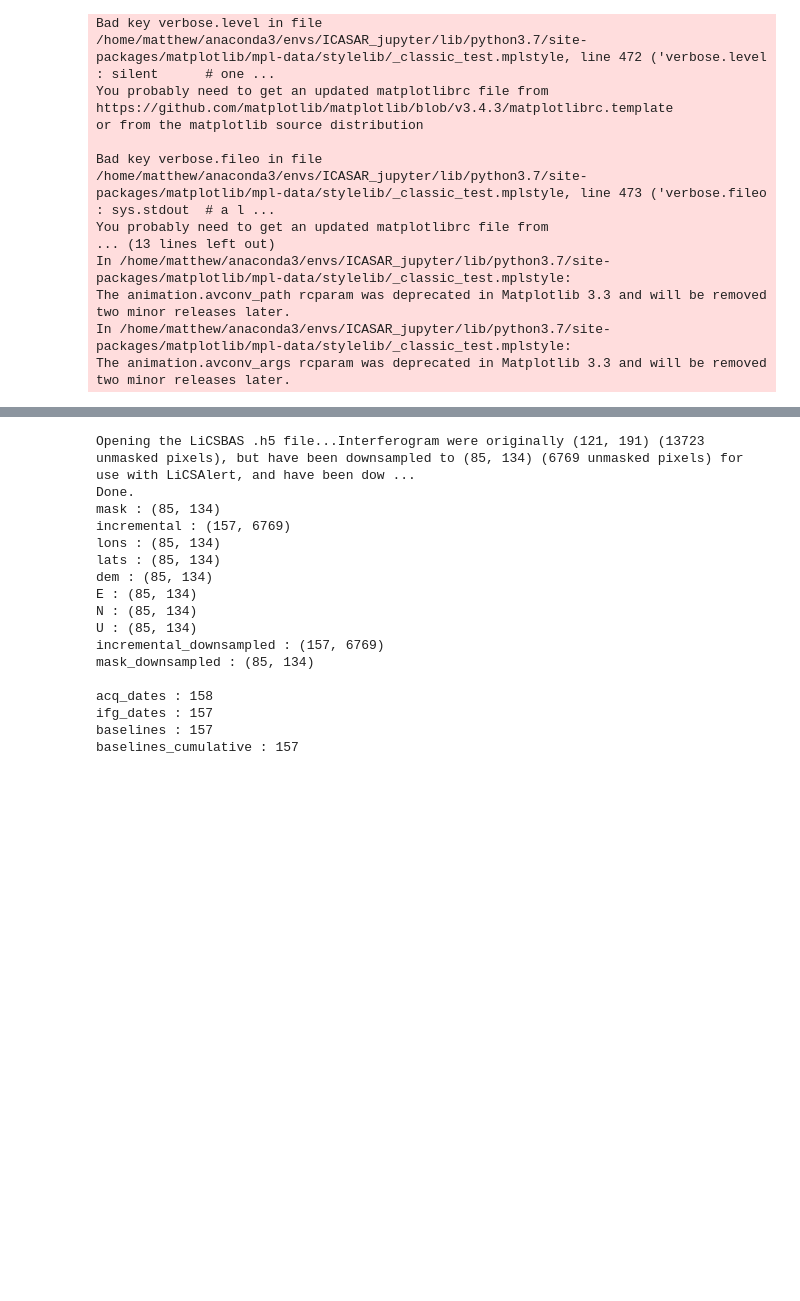
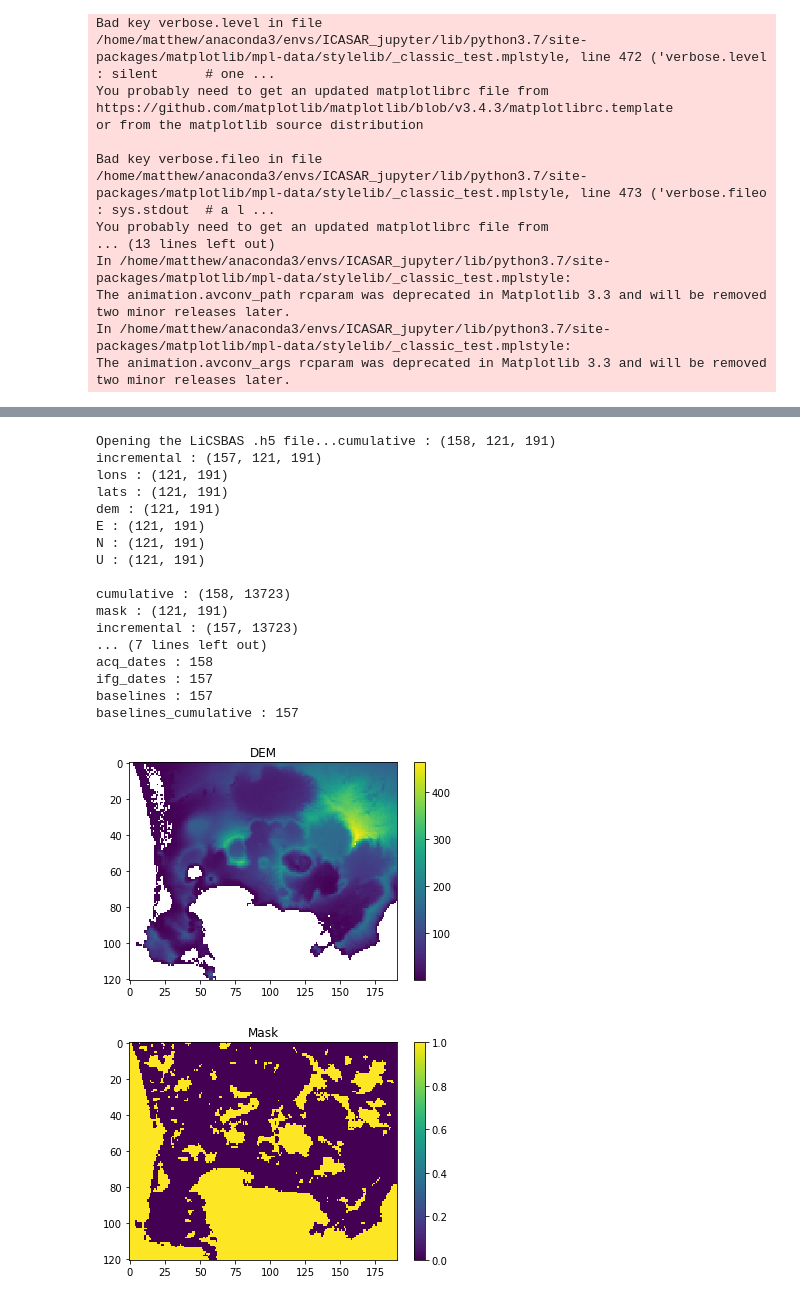
Before and after one commit to matthew-gaddes/insar_workshop, a Jupyter notebook: COMET_workshop.ipynb, the cells around one changed output, grey strips where cells are left out. Drawn from its saved outputs; the diff is of its cells as text; code cells hidden in the pictures; blank space fills up the shorter version.

```diff
--- a/COMET_workshop.ipynb
+++ b/COMET_workshop.ipynb
@@ -200,39 +79,43 @@ points_interest = {'deforming' : (102, 80),                 # These are points c
 # %%
 print(f"Opening the LiCSBAS .h5 file...", end = '')
-displacement_r2, tbaseline_info, ref_xy = LiCSBAS_to_ICASAR(LiCSBAS_out_folder_campi_flegrei, figures=True, ref_area = True)        # open various LiCSBAS products, spatial ones in displacement_r2, temporal ones in tbaseline_info
-del displacement_r2['cumulative']
-displacement_r2 = LiCSAlert_preprocessing(displacement_r2, downsample, 1.0, mean_centre = False)                                                                # mean centre and downsample
+displacement_r3, displacement_r2, tbaseline_info, ref_xy = LiCSBAS_to_ICASAR(LiCSBAS_out_folder_campi_flegrei, figures=True, ref_area = True, return_r3 = True)        # open various LiCSBAS products, spatial ones in displacement_r2, temporal ones in tbaseline_info
 
 points_interest['reference'] = (int(np.mean([ref_xy['x_start'], ref_xy['x_stop']])),                                                # also get the reference pixel out
                                 int(np.mean([ref_xy['y_start'], ref_xy['y_stop']])))
 
-for key, value in points_interest.items():                                                                                      # also change the points of interest (which are affected by downsampling)
-    points_interest[key] = (int(value[0] * downsample), int(value[1] * downsample))
-
-
-print(f"Done.  ")
-
-
+for key, variable in displacement_r3.items():
+    print(f"{key} : {variable.shape}")
+print()
 for key, variable in displacement_r2.items():
     print(f"{key} : {variable.shape}")
 print()
 for key, variable in tbaseline_info.items():
     print(f"{key} : {len(variable)}")
+
+#%% Have a look at some parts of the LiCSBAS time series
+
+# 1: The DEM.
+matrix_show(displacement_r2['dem'], title = 'DEM')
+
+# 2: The mask.
+matrix_show(displacement_r2['mask'], title = 'Mask')
 # %% [output]
-Opening the LiCSBAS .h5 file...Interferogram were originally (121, 191) (13723 unmasked pixels), but have been downsampled to (85, 134) (6769 unmasked pixels) for use with LiCSAlert, and have been dow ...
-Done.
-mask : (85, 134)
-incremental : (157, 6769)
-lons : (85, 134)
-lats : (85, 134)
-dem : (85, 134)
-E : (85, 134)
-N : (85, 134)
-U : (85, 134)
-incremental_downsampled : (157, 6769)
-mask_downsampled : (85, 134)
+Opening the LiCSBAS .h5 file...cumulative : (158, 121, 191)
+incremental : (157, 121, 191)
+lons : (121, 191)
+lats : (121, 191)
+dem : (121, 191)
+E : (121, 191)
+N : (121, 191)
+U : (121, 191)
 
+cumulative : (158, 13723)
+mask : (121, 191)
+incremental : (157, 13723)
+... (7 lines left out)
 acq_dates : 158
 ifg_dates : 157
 baselines : 157
 baselines_cumulative : 157
+[figure, added]
+[figure, added]
```
Also changed, not shown: parts of 18 cells of this notebook, 1 other file.
